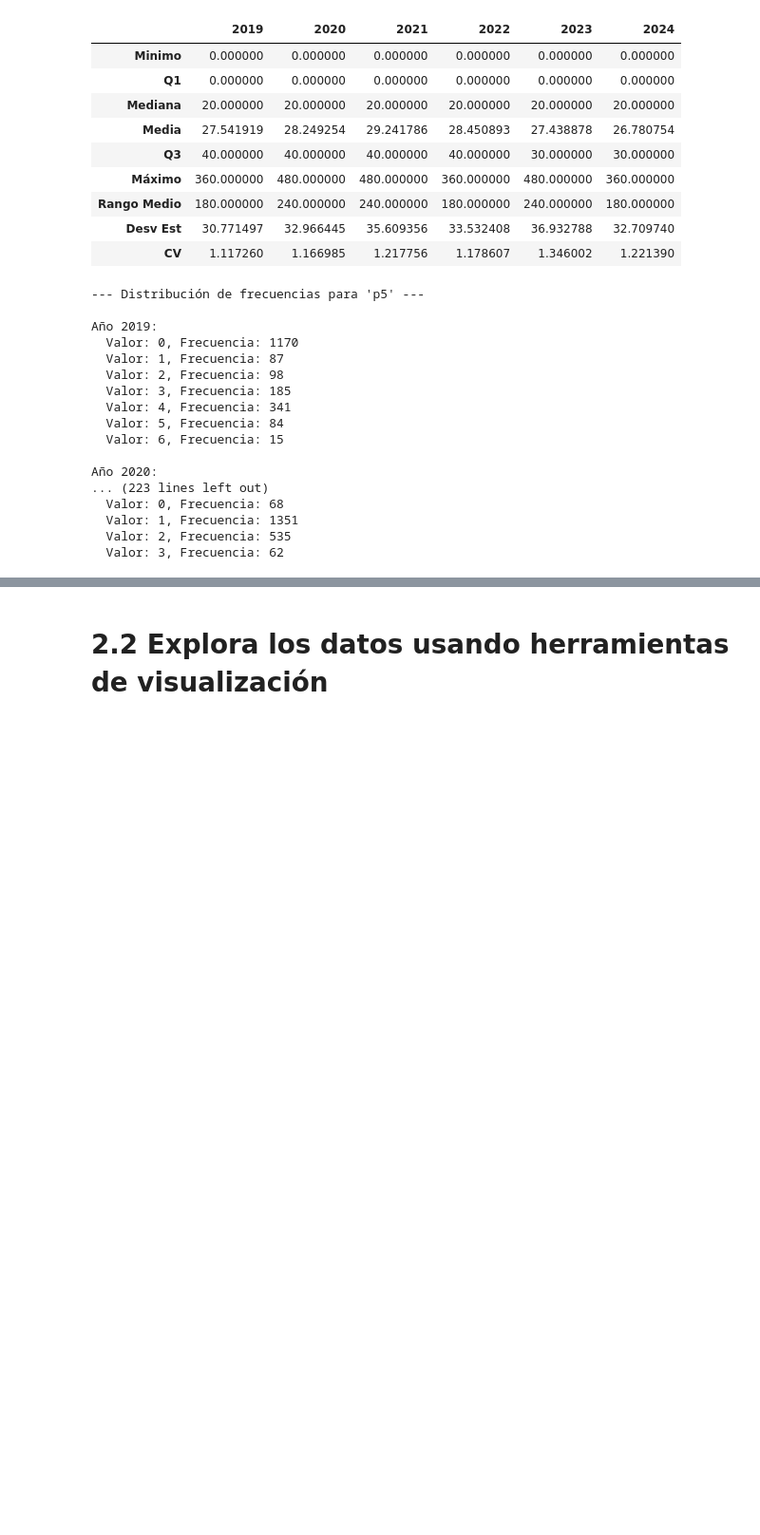
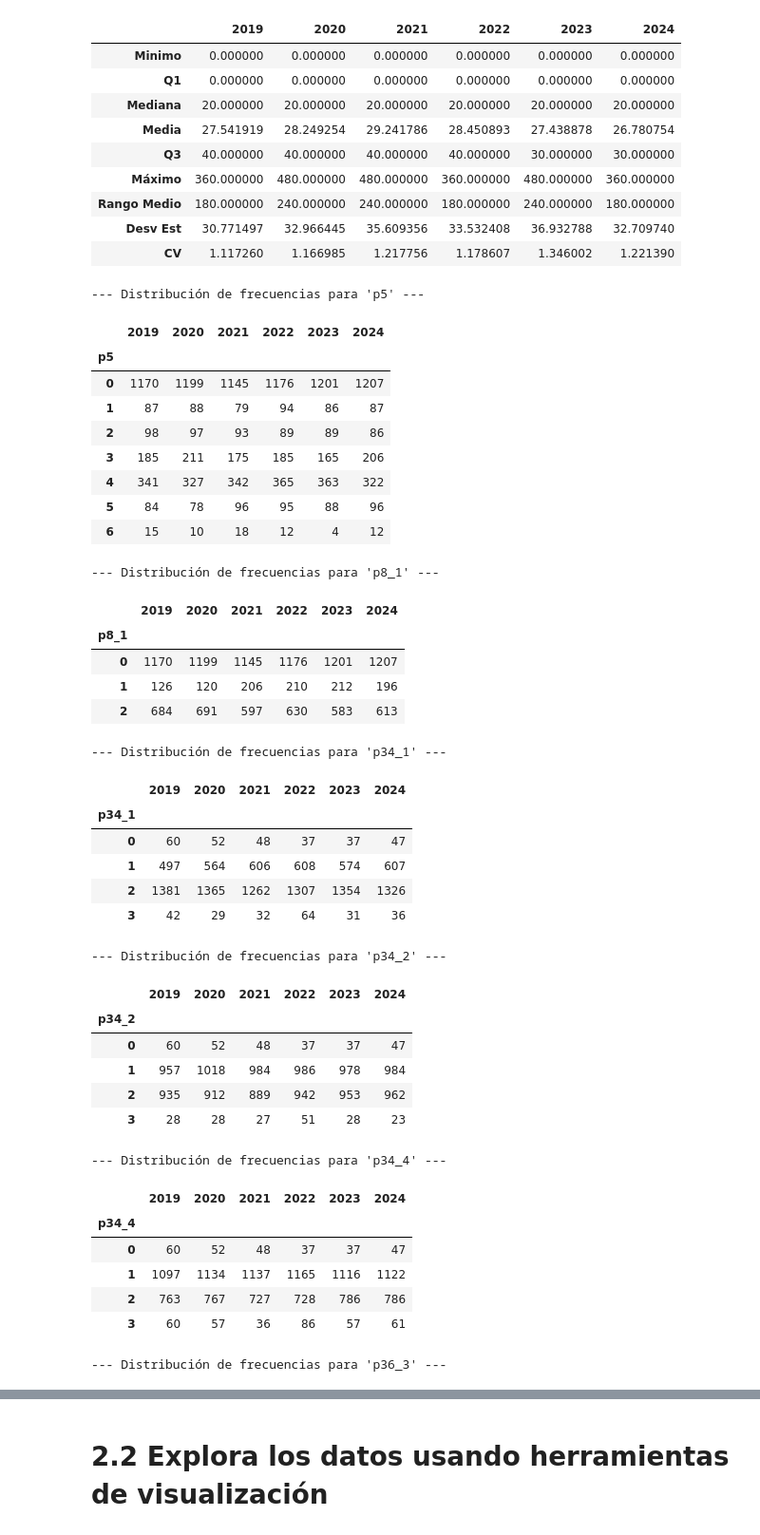
Before and after one commit to marielalvarez/MOLEC-Analysis, a Jupyter notebook: Molec2.ipynb, the cells around one changed output, grey strips where cells are left out. Shown at 95% size. Drawn from its saved outputs; the diff is of its cells as text; code cells hidden in the pictures; blank space fills up the shorter version.

```diff
--- a/Molec2.ipynb
+++ b/Molec2.ipynb
@@ -122,36 +124,56 @@ Estadísticas para p26:
 # %%
 #Exploración de datos - Variables cualitativas P5, P8, P34_a, P34_b, P34_d, P36_c
 #Tabla de distribución de frecuencia
 
 varCualitativas = ['p5', 'p8_1', 'p34_1', 'p34_2', 'p34_4', 'p36_3']
 
 distribucionFrecuencias = {col: {} for col in varCualitativas}
 
 for anio, df in dataframes.items():
     for col in varCualitativas:
         distribucionFrecuencias[col][anio] = df[col].value_counts().sort_index()
 
 for pregunta, anios in distribucionFrecuencias.items():
-        print(f"\n--- Distribución de frecuencias para '{pregunta}' ---")
-        for anio, distribucion in anios.items():
-            print(f"\nAño {anio}:")
-            for valor, frecuencia in distribucion.items():
-                print(f"  Valor: {valor}, Frecuencia: {frecuencia}")
+    print(f"\n--- Distribución de frecuencias para '{pregunta}' ---")
+
+    df_frecuencias = pd.DataFrame(anios).fillna(0).astype(int)
+    display(df_frecuencias)
 # %% [output]
 --- Distribución de frecuencias para 'p5' ---
-
-Año 2019:
-  Valor: 0, Frecuencia: 1170
-  Valor: 1, Frecuencia: 87
-  Valor: 2, Frecuencia: 98
-  Valor: 3, Frecuencia: 185
-  Valor: 4, Frecuencia: 341
-  Valor: 5, Frecuencia: 84
-  Valor: 6, Frecuencia: 15
-
-Año 2020:
-... (223 lines left out)
-  Valor: 0, Frecuencia: 68
-  Valor: 1, Frecuencia: 1351
-  Valor: 2, Frecuencia: 535
-  Valor: 3, Frecuencia: 62
+|  | 2019 | 2020 | 2021 | 2022 | 2023 | 2024 |
+| p5 |  |  |  |  |  |  |
+| 0 | 1170 | 1199 | 1145 | 1176 | 1201 | 1207 |
+| 1 | 87 | 88 | 79 | 94 | 86 | 87 |
+| 2 | 98 | 97 | 93 | 89 | 89 | 86 |
+| 3 | 185 | 211 | 175 | 185 | 165 | 206 |
+| 4 | 341 | 327 | 342 | 365 | 363 | 322 |
+| 5 | 84 | 78 | 96 | 95 | 88 | 96 |
+| 6 | 15 | 10 | 18 | 12 | 4 | 12 |
+--- Distribución de frecuencias para 'p8_1' ---
+|  | 2019 | 2020 | 2021 | 2022 | 2023 | 2024 |
+| p8_1 |  |  |  |  |  |  |
+| 0 | 1170 | 1199 | 1145 | 1176 | 1201 | 1207 |
+| 1 | 126 | 120 | 206 | 210 | 212 | 196 |
+| 2 | 684 | 691 | 597 | 630 | 583 | 613 |
+--- Distribución de frecuencias para 'p34_1' ---
+|  | 2019 | 2020 | 2021 | 2022 | 2023 | 2024 |
+| p34_1 |  |  |  |  |  |  |
+| 0 | 60 | 52 | 48 | 37 | 37 | 47 |
+| 1 | 497 | 564 | 606 | 608 | 574 | 607 |
+| 2 | 1381 | 1365 | 1262 | 1307 | 1354 | 1326 |
+| 3 | 42 | 29 | 32 | 64 | 31 | 36 |
+--- Distribución de frecuencias para 'p34_2' ---
+|  | 2019 | 2020 | 2021 | 2022 | 2023 | 2024 |
+| p34_2 |  |  |  |  |  |  |
+| 0 | 60 | 52 | 48 | 37 | 37 | 47 |
+| 1 | 957 | 1018 | 984 | 986 | 978 | 984 |
+| 2 | 935 | 912 | 889 | 942 | 953 | 962 |
+| 3 | 28 | 28 | 27 | 51 | 28 | 23 |
+--- Distribución de frecuencias para 'p34_4' ---
+|  | 2019 | 2020 | 2021 | 2022 | 2023 | 2024 |
+| p34_4 |  |  |  |  |  |  |
+| 0 | 60 | 52 | 48 | 37 | 37 | 47 |
+| 1 | 1097 | 1134 | 1137 | 1165 | 1116 | 1122 |
+| 2 | 763 | 767 | 727 | 728 | 786 | 786 |
+| 3 | 60 | 57 | 36 | 86 | 57 | 61 |
+--- Distribución de frecuencias para 'p36_3' ---
```
Also changed, not shown: parts of 2 cells of this notebook.
